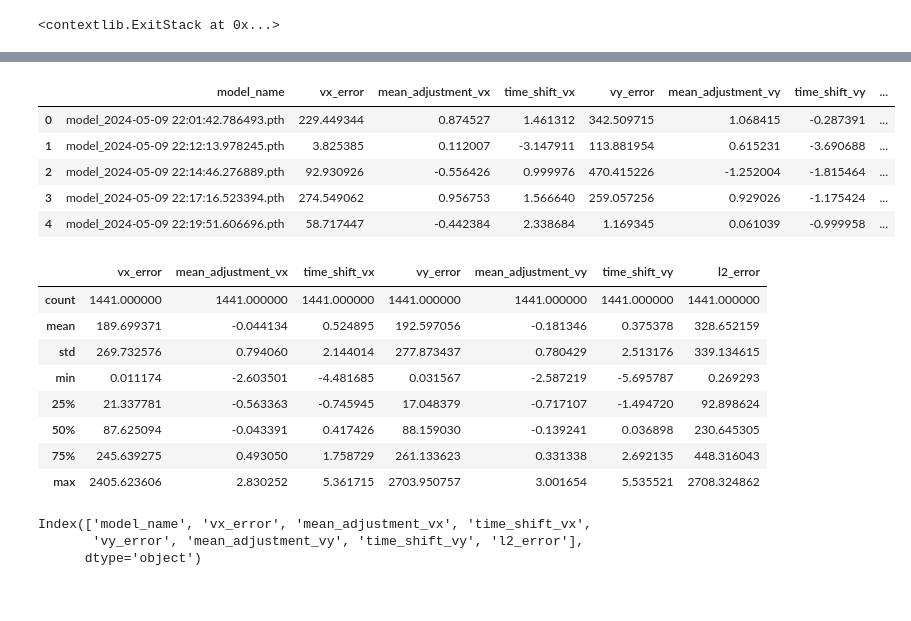
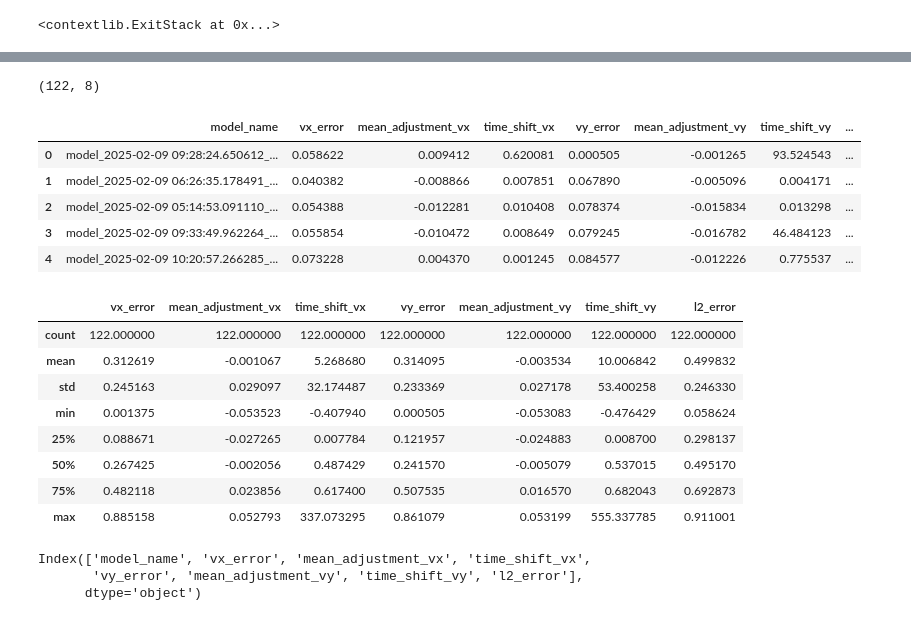
Before and after one commit to l0g1c-80m8/screw-dynamics-sindy, a Jupyter notebook: notebook/extract_best_signal.ipynb, the cells around one changed output, grey strips where cells are left out. Saved outputs shown, nothing was run; the diff lists cells and outputs as text; code cells hidden in the pictures.

```diff
--- a/notebook/extract_best_signal.ipynb
+++ b/notebook/extract_best_signal.ipynb
@@ -47,30 +47,31 @@ df.describe()
 # %%
-tenth_percentile = df['l2_error'].quantile(0.05)
+tenth_percentile = df['l2_error'].quantile(0.01)
 filtered_df = df[df['l2_error'] <= tenth_percentile]
 filtered_df = filtered_df.sort_values(by=['l2_error'])
 filtered_df = filtered_df.reset_index(drop=True)
-# disblae model filtering
-filtered_df = df
+print(filtered_df.shape)
+print()
 filtered_df.head()
 # %% [output]
+(122, 8)
 |  | model_name | vx_error | mean_adjustment_vx | time_shift_vx | vy_error | mean_adjustment_vy | time_shift_vy | ... |
-| 0 | model_2024-05-09 22:01:42.786493.pth | 229.449344 | 0.874527 | 1.461312 | 342.509715 | 1.068415 | -0.287391 | ... |
-| 1 | model_2024-05-09 22:12:13.978245.pth | 3.825385 | 0.112007 | -3.147911 | 113.881954 | 0.615231 | -3.690688 | ... |
-| 2 | model_2024-05-09 22:14:46.276889.pth | 92.930926 | -0.556426 | 0.999976 | 470.415226 | -1.252004 | -1.815464 | ... |
-| 3 | model_2024-05-09 22:17:16.523394.pth | 274.549062 | 0.956753 | 1.566640 | 259.057256 | 0.929026 | -1.175424 | ... |
-| 4 | model_2024-05-09 22:19:51.606696.pth | 58.717447 | -0.442384 | 2.338684 | 1.169345 | 0.061039 | -0.999958 | ... |
+| 0 | model_2025-02-09 09:28:24.650612_... | 0.058622 | 0.009412 | 0.620081 | 0.000505 | -0.001265 | 93.524543 | ... |
+| 1 | model_2025-02-09 06:26:35.178491_... | 0.040382 | -0.008866 | 0.007851 | 0.067890 | -0.005096 | 0.004171 | ... |
+| 2 | model_2025-02-09 05:14:53.091110_... | 0.054388 | -0.012281 | 0.010408 | 0.078374 | -0.015834 | 0.013298 | ... |
+| 3 | model_2025-02-09 09:33:49.962264_... | 0.055854 | -0.010472 | 0.008649 | 0.079245 | -0.016782 | 46.484123 | ... |
+| 4 | model_2025-02-09 10:20:57.266285_... | 0.073228 | 0.004370 | 0.001245 | 0.084577 | -0.012226 | 0.775537 | ... |
 # %%
 filtered_df.describe()
 # %% [output]
 |  | vx_error | mean_adjustment_vx | time_shift_vx | vy_error | mean_adjustment_vy | time_shift_vy | l2_error |
-| count | 1441.000000 | 1441.000000 | 1441.000000 | 1441.000000 | 1441.000000 | 1441.000000 | 1441.000000 |
-| mean | 189.699371 | -0.044134 | 0.524895 | 192.597056 | -0.181346 | 0.375378 | 328.652159 |
-| std | 269.732576 | 0.794060 | 2.144014 | 277.873437 | 0.780429 | 2.513176 | 339.134615 |
-| min | 0.011174 | -2.603501 | -4.481685 | 0.031567 | -2.587219 | -5.695787 | 0.269293 |
-| 25% | 21.337781 | -0.563363 | -0.745945 | 17.048379 | -0.717107 | -1.494720 | 92.898624 |
-| 50% | 87.625094 | -0.043391 | 0.417426 | 88.159030 | -0.139241 | 0.036898 | 230.645305 |
-| 75% | 245.639275 | 0.493050 | 1.758729 | 261.133623 | 0.331338 | 2.692135 | 448.316043 |
-| max | 2405.623606 | 2.830252 | 5.361715 | 2703.950757 | 3.001654 | 5.535521 | 2708.324862 |
+| count | 122.000000 | 122.000000 | 122.000000 | 122.000000 | 122.000000 | 122.000000 | 122.000000 |
+| mean | 0.312619 | -0.001067 | 5.268680 | 0.314095 | -0.003534 | 10.006842 | 0.499832 |
+| std | 0.245163 | 0.029097 | 32.174487 | 0.233369 | 0.027178 | 53.400258 | 0.246330 |
+| min | 0.001375 | -0.053523 | -0.407940 | 0.000505 | -0.053083 | -0.476429 | 0.058624 |
+| 25% | 0.088671 | -0.027265 | 0.007784 | 0.121957 | -0.024883 | 0.008700 | 0.298137 |
+| 50% | 0.267425 | -0.002056 | 0.487429 | 0.241570 | -0.005079 | 0.537015 | 0.495170 |
+| 75% | 0.482118 | 0.023856 | 0.617400 | 0.507535 | 0.016570 | 0.682043 | 0.692873 |
+| max | 0.885158 | 0.052793 | 337.073295 | 0.861079 | 0.053199 | 555.337785 | 0.911001 |
 # %%
 filtered_df.columns
 # %% [output]
```
Also changed, not shown: parts of 2 cells of this notebook, 4 other files.
